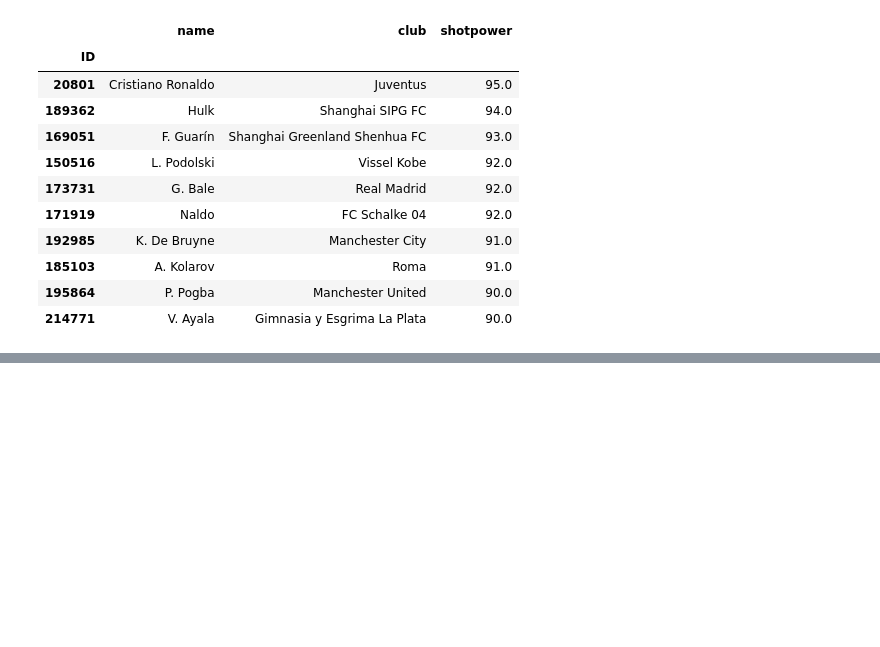
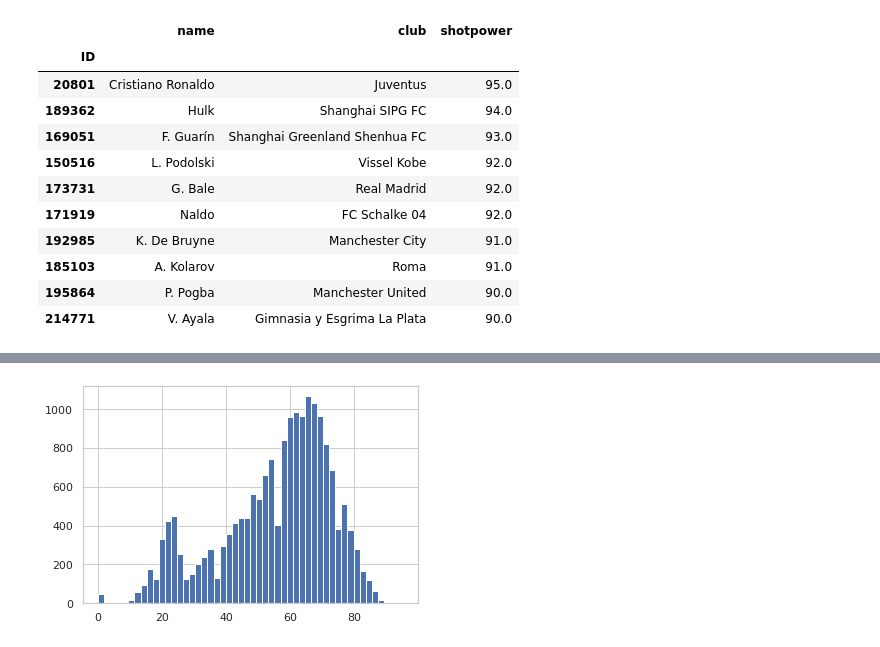
Before and after one commit to Mvital74/datasharing, a Jupyter notebook: exercicio_9.ipynb, the cells around one changed output, grey strips where cells are left out. Cells and saved outputs as stored; diff of their text form; code cells hidden in the pictures; blank space fills up the shorter version.

```diff
--- a/exercicio_9.ipynb
+++ b/exercicio_9.ipynb
@@ -502,0 +549,4 @@ df_fifa18[['name', 'club', 'shotpower']].sort_values(('shotpower'), ascending=Fa
+# %%
+hist_wage = df_fifa18_slice['shotpower'].hist(bins=50)
+# %% [output]
+[figure, added]
```
Also changed, not shown: parts of 6 cells of this notebook.
